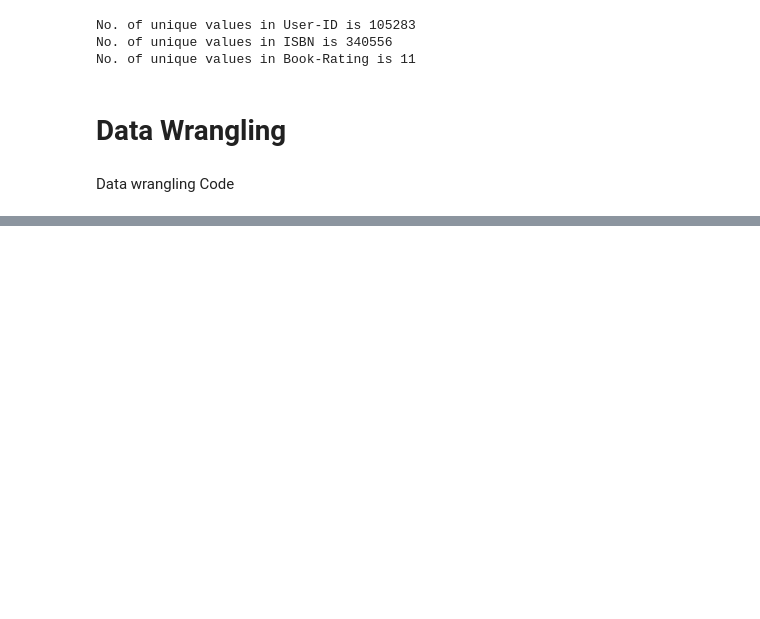
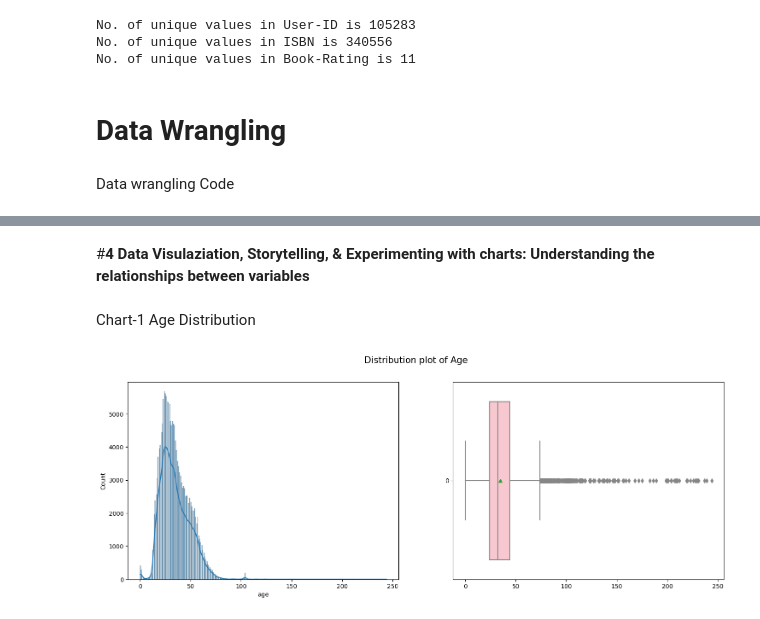
Before and after one commit to Gautamadarshi/Book-Recommendation-System, a Jupyter notebook: Book_Recommendendation_System.ipynb, the cells around one changed output, grey strips where cells are left out. Drawn from its saved outputs; the diff is of its cells as text; code cells hidden in the pictures; blank space fills up the shorter version.

```diff
--- a/Book_Recommendendation_System.ipynb
+++ b/Book_Recommendendation_System.ipynb
@@ -391,0 +403,5 @@ KeyError: ignored
+# %%
+# rename users column
+users.rename(columns={'User-ID':'user_id', 'Location':'location',
+                      'Age':'age'}
+        , inplace=True)
@@ -391,0 +430,7 @@ KeyError: ignored
+# %%
+location = users.location.str.split(', ', n=2, expand=True)
+location.columns=['city', 'state', 'country']
+
+users['city'] = location['city']
+users['state'] = location['state']
+users['country'] = location['country']
@@ -391,0 +495,13 @@ KeyError: ignored
+# %% [markdown]
+#**4 Data Visulaziation, Storytelling, & Experimenting with charts: Understanding the relationships between variables**
+# %% [markdown]
+Chart-1  Age Distribution
+# %%
+# Age Distribution
+fig,axes = plt.subplots(nrows=1,ncols=2,figsize=(18,6))
+sns.histplot(users['age'], ax = axes[0],kde = True)
+sns.boxplot(users['age'], ax = axes[1],orient='h',showmeans=True,color='pink')
+fig.suptitle("Distribution plot of Age", fontsize = 15)
+plt.show()
+# %% [output]
+[figure, added]
```
Also changed, not shown: parts of 50 cells of this notebook.
